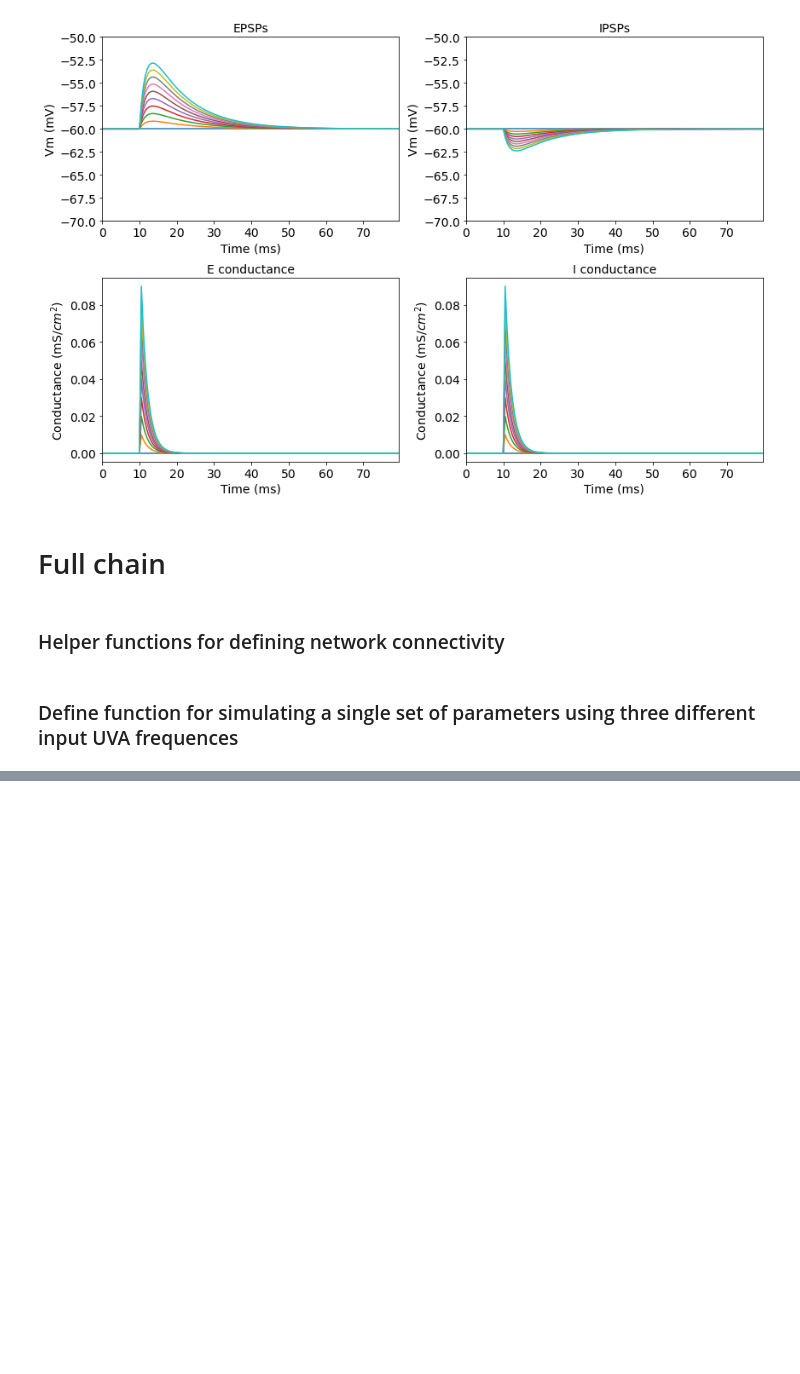
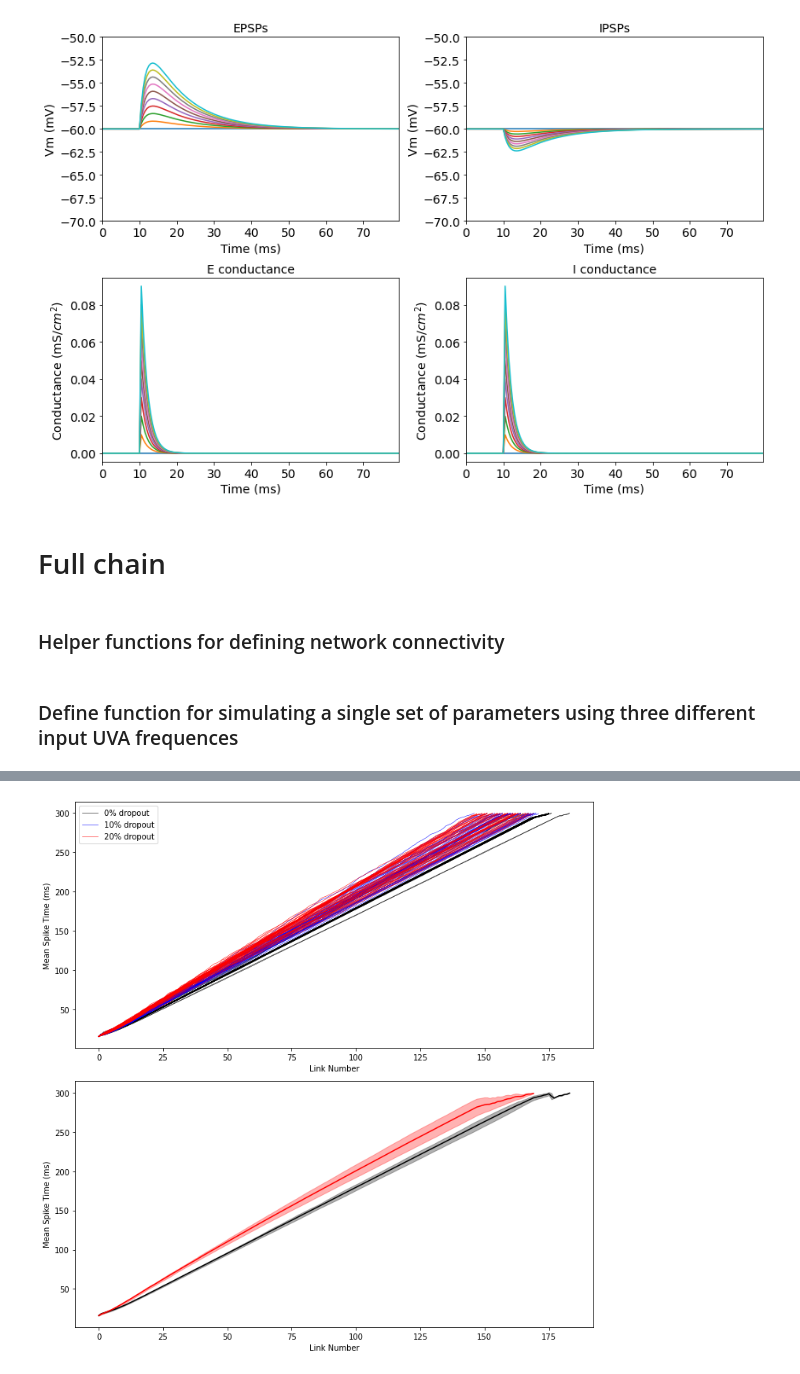
Before and after one commit to davidgbe/for_the_birds, a Jupyter notebook: realistic_synfire_chain_dropout.ipynb, the cells around one changed output, grey strips where cells are left out. Cells and saved outputs as stored; diff of their text form; code cells hidden in the pictures; blank space fills up the shorter version.

```diff
--- a/realistic_synfire_chain_dropout.ipynb
+++ b/realistic_synfire_chain_dropout.ipynb
@@ -490,0 +532,41 @@ array([ 1.,  1., nan,  1., nan, nan,  1.,  1.,  1.,  1.])
+# %%
+gs = gridspec.GridSpec(2, 1)
+fig = plt.figure(figsize=(10, 10), tight_layout=True)
+axs = [fig.add_subplot(gs[0]), fig.add_subplot(gs[1])]
+
+colors = ['black', 'blue', 'red']
+labels = ['0% dropout', '10% dropout', '20% dropout']
+
+for idx_do in range(len(dropouts)):
+    link_indices = np.arange(m.N_L)
+    c = colors[idx_do]
+    label = labels[idx_do]
+
+    for idx_r in range(repeats):
+        mean_spk_tms_data = select(res, {'dropout_idx': idx_do, 'trial': idx_r})
+        if idx_r == 0:
+            axs[0].plot(link_indices, mean_spk_tms_data['mean_spk_times'].iloc[0] * 1000, c=c, label=label, lw=0.5)
+        else:
+            axs[0].plot(link_indices, mean_spk_tms_data['mean_spk_times'].iloc[0] * 1000, c=c, lw=0.5)
+
+    mean_spk_tms_for_do = select(res, {'dropout_idx': idx_do})['mean_spk_times']
+    mean_spk_tms_for_do = [mean_spk_tms_for_do.iloc(0)[i] for i in range(repeats)]
+    mean_spk_tms_for_do = np.stack(mean_spk_tms_for_do, axis=1)
+
+    mean_of_mean_spk_tms = np.nanmean(mean_spk_tms_for_do, axis=1)
+    std_of_mean_spk_tms = np.nanstd(mean_spk_tms_for_do, axis=1)
+
+    if idx_do == 1:
+        continue
+    axs[1].fill_between(link_indices,
+                        (mean_of_mean_spk_tms - std_of_mean_spk_tms) * 1000,
+                        (mean_of_mean_spk_tms + std_of_mean_spk_tms) * 1000,
+                        color=c, alpha=0.3, zorder=0)
+    axs[1].plot(link_indices, mean_of_mean_spk_tms * 1000, c=c, zorder=1)
+
+axs[0].legend()
+for i_ax, ax in enumerate(axs):
+    ax.set_xlabel('Link Number')
+    ax.set_ylabel('Mean Spike Time (ms)')
+# %% [output]
+[figure, added]
```
Also changed, not shown: parts of 10 cells of this notebook, 1 other file.
